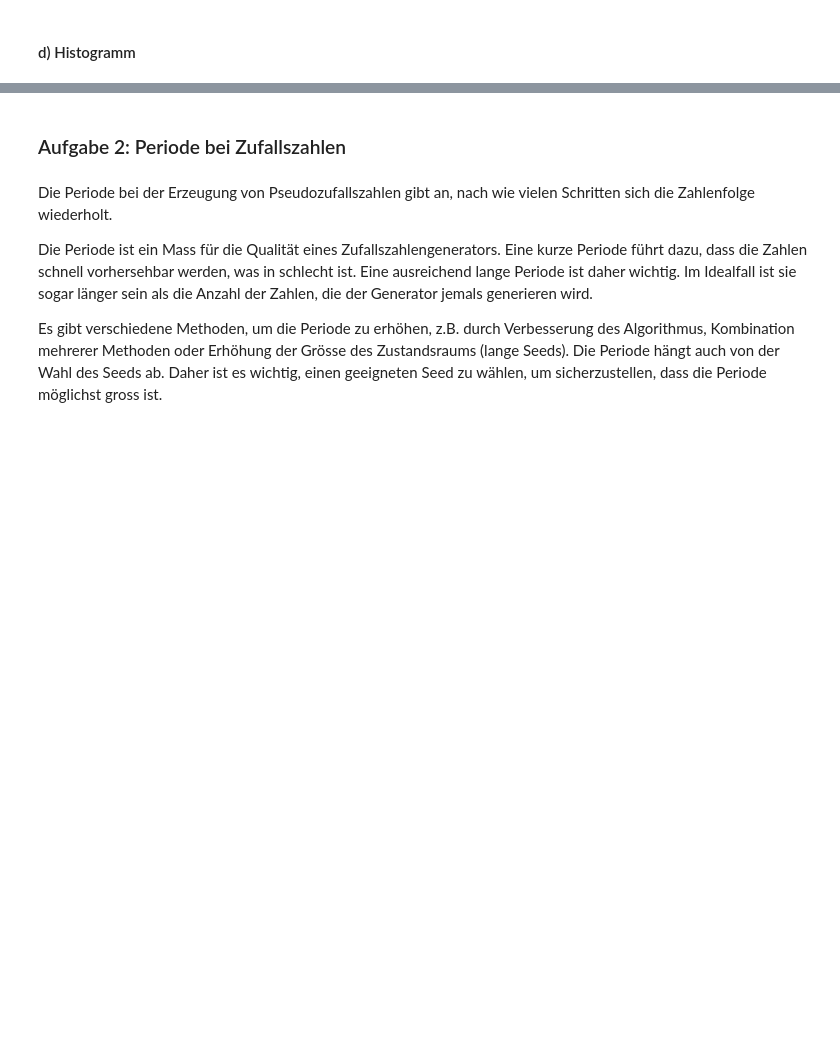
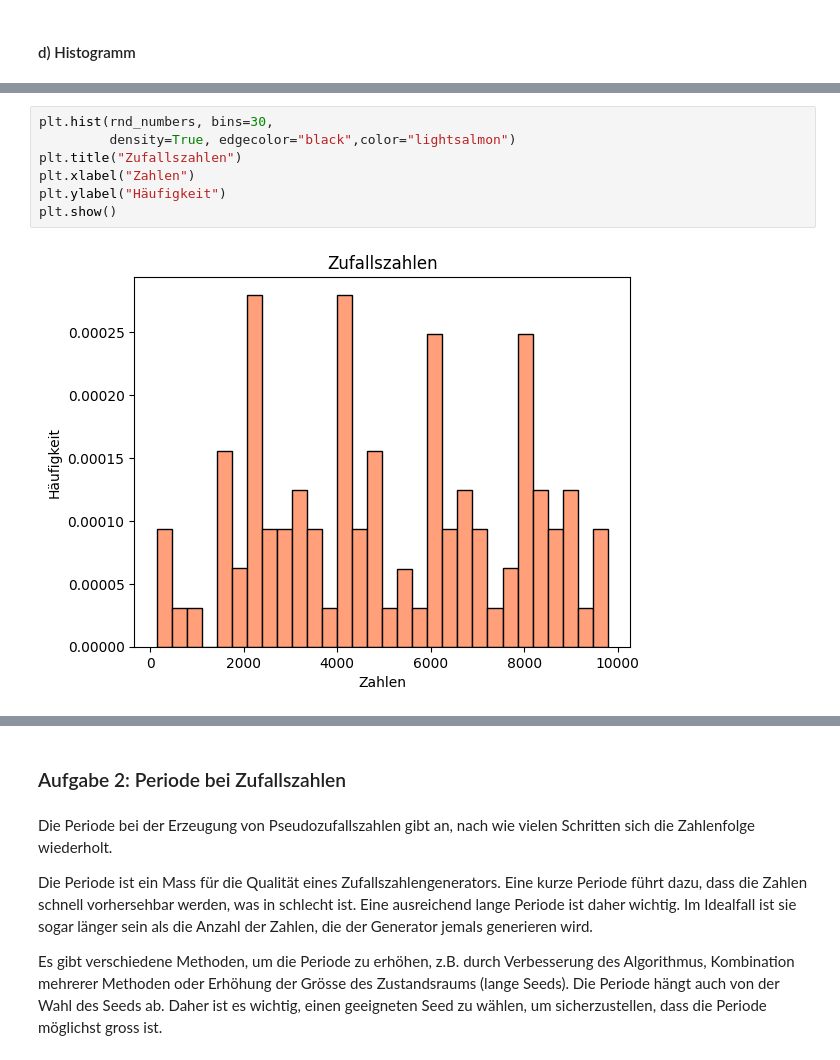
Before and after one commit to visciric/NGDS--Viscio, a Jupyter notebook: 10_ZufallszahlenErzeugen/10_Einarbeitung.ipynb, the cells around one changed output, grey strips where cells are left out. Cells and saved outputs as stored; diff of their text form; blank space fills up the shorter version.

```diff
--- a/10_ZufallszahlenErzeugen/10_Einarbeitung.ipynb
+++ b/10_ZufallszahlenErzeugen/10_Einarbeitung.ipynb
@@ -104,0 +172,9 @@ Erhöhe die Anzahl Bins auf (Option `bins`) auf 20 - 30. Was fällt dir auf? Sch
+# %%
+plt.hist(rnd_numbers, bins=30,
+         density=True, edgecolor="black",color="lightsalmon")
+plt.title("Zufallszahlen")
+plt.xlabel("Zahlen")
+plt.ylabel("Häufigkeit")
+plt.show()
+# %% [output]
+[figure, added]
```
Also changed, not shown: parts of 15 cells of this notebook.
